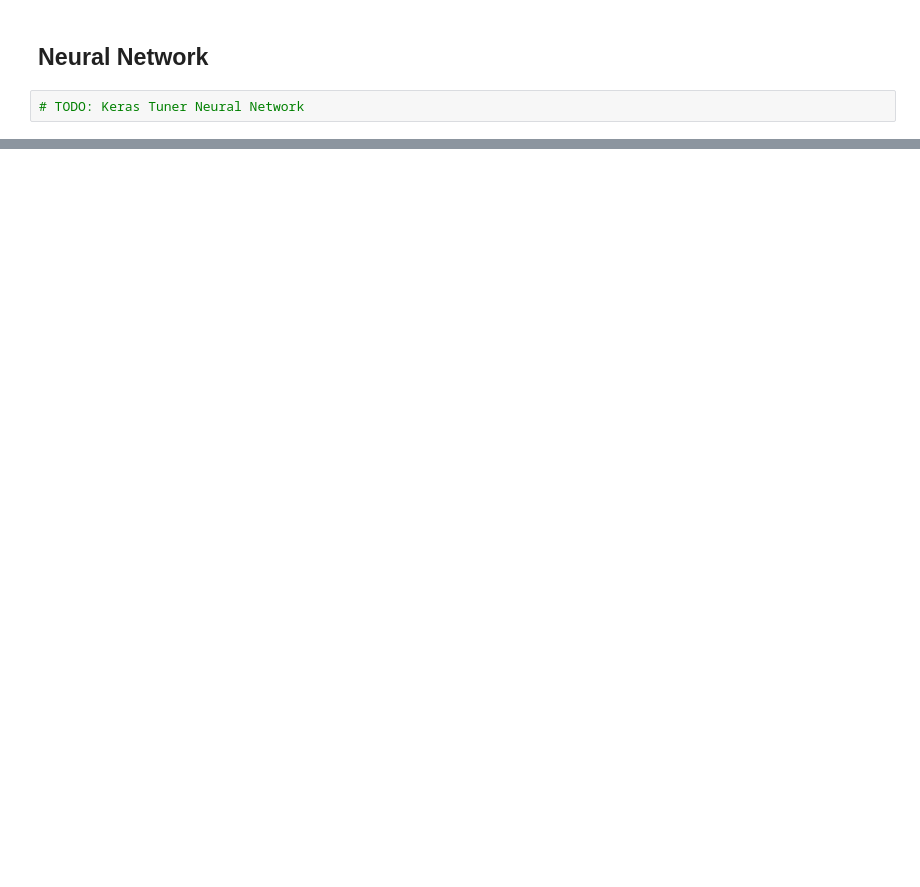
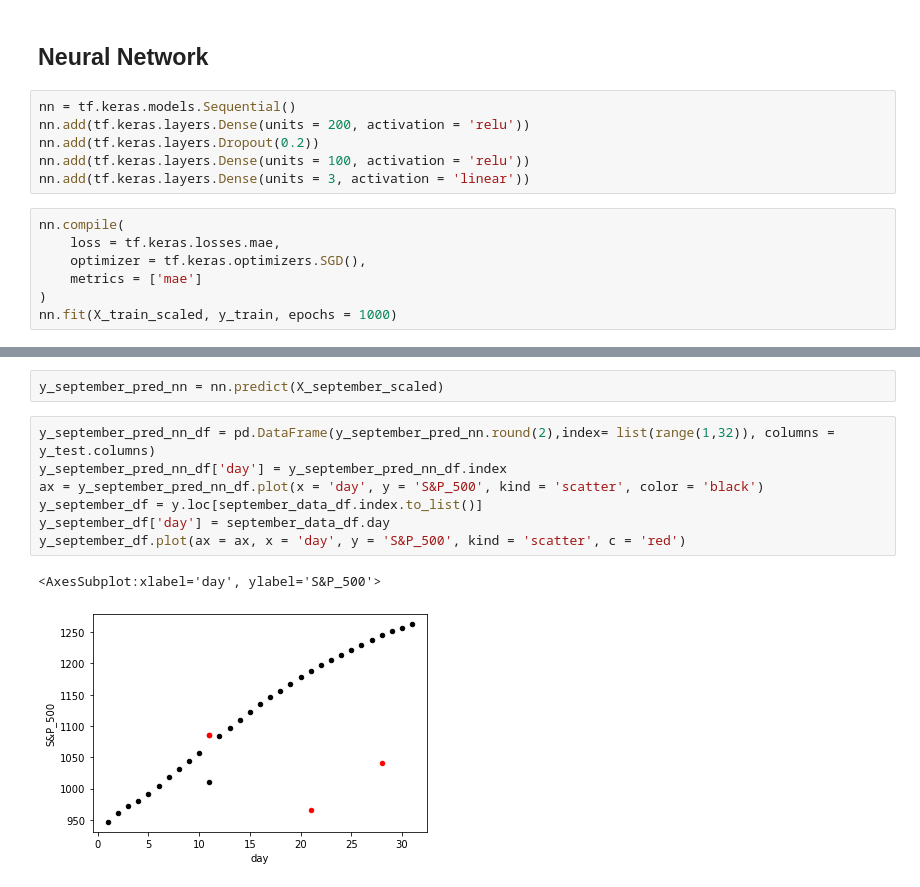
Before and after one commit to THeath15/Team1--Project, a Jupyter notebook: ml_dev.ipynb, the cells around one changed output, grey strips where cells are left out. Drawn from its saved outputs; the diff is of its cells as text; blank space fills up the shorter version.

```diff
--- a/ml_dev.ipynb
+++ b/ml_dev.ipynb
@@ -301,4 +395,15 @@ side_b_TNV 7.4124706041604805e-22
 # %% [markdown]
 ## Neural Network
 # %%
-# TODO: Keras Tuner Neural Network
+nn = tf.keras.models.Sequential()
+nn.add(tf.keras.layers.Dense(units = 200, activation = 'relu'))
+nn.add(tf.keras.layers.Dropout(0.2))
+nn.add(tf.keras.layers.Dense(units = 100, activation = 'relu'))
+nn.add(tf.keras.layers.Dense(units = 3, activation = 'linear'))
+# %%
+nn.compile(
+    loss = tf.keras.losses.mae,
+    optimizer = tf.keras.optimizers.SGD(),
+    metrics = ['mae']
+)
+nn.fit(X_train_scaled, y_train, epochs = 1000)
@@ -304,0 +429,12 @@ side_b_TNV 7.4124706041604805e-22
+# %%
+y_september_pred_nn = nn.predict(X_september_scaled)
+# %%
+y_september_pred_nn_df = pd.DataFrame(y_september_pred_nn.round(2),index= list(range(1,32)), columns = y_test.columns)
+y_september_pred_nn_df['day'] = y_september_pred_nn_df.index
+ax = y_september_pred_nn_df.plot(x = 'day', y = 'S&P_500', kind = 'scatter', color = 'black')
+y_september_df = y.loc[september_data_df.index.to_list()]
+y_september_df['day'] = september_data_df.day
+y_september_df.plot(ax = ax, x = 'day', y = 'S&P_500', kind = 'scatter', c = 'red')
+# %% [output]
+<AxesSubplot:xlabel='day', ylabel='S&P_500'>
+[figure, added]
```
Also changed, not shown: parts of 12 cells of this notebook.
